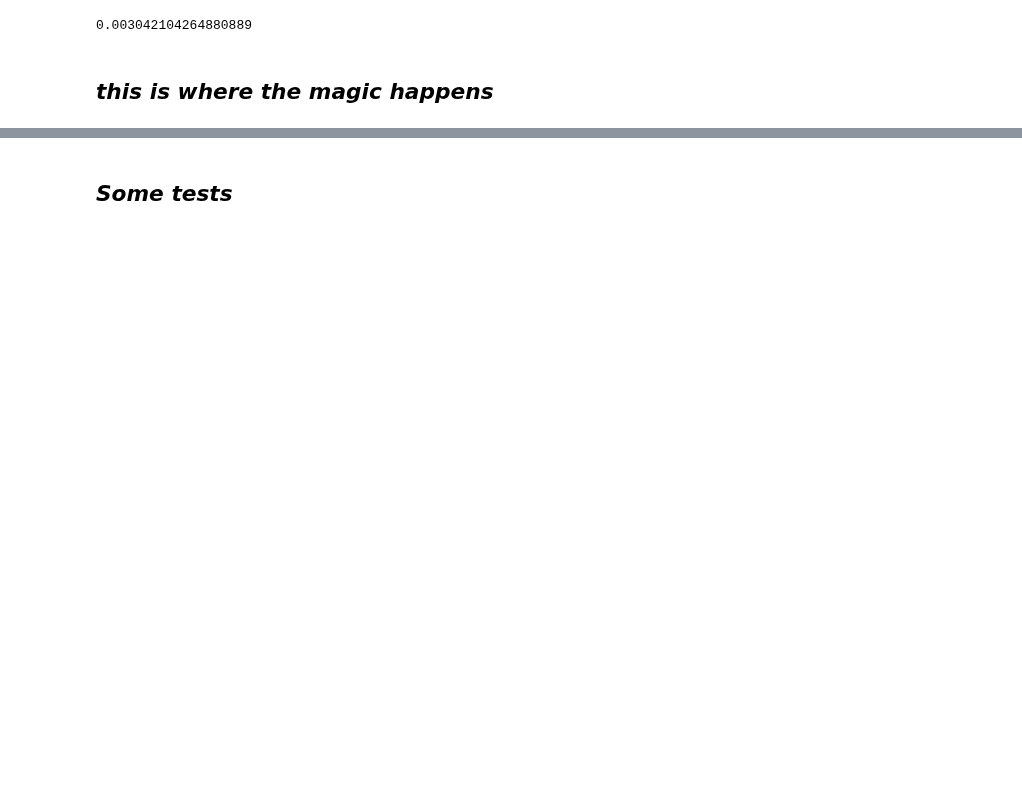
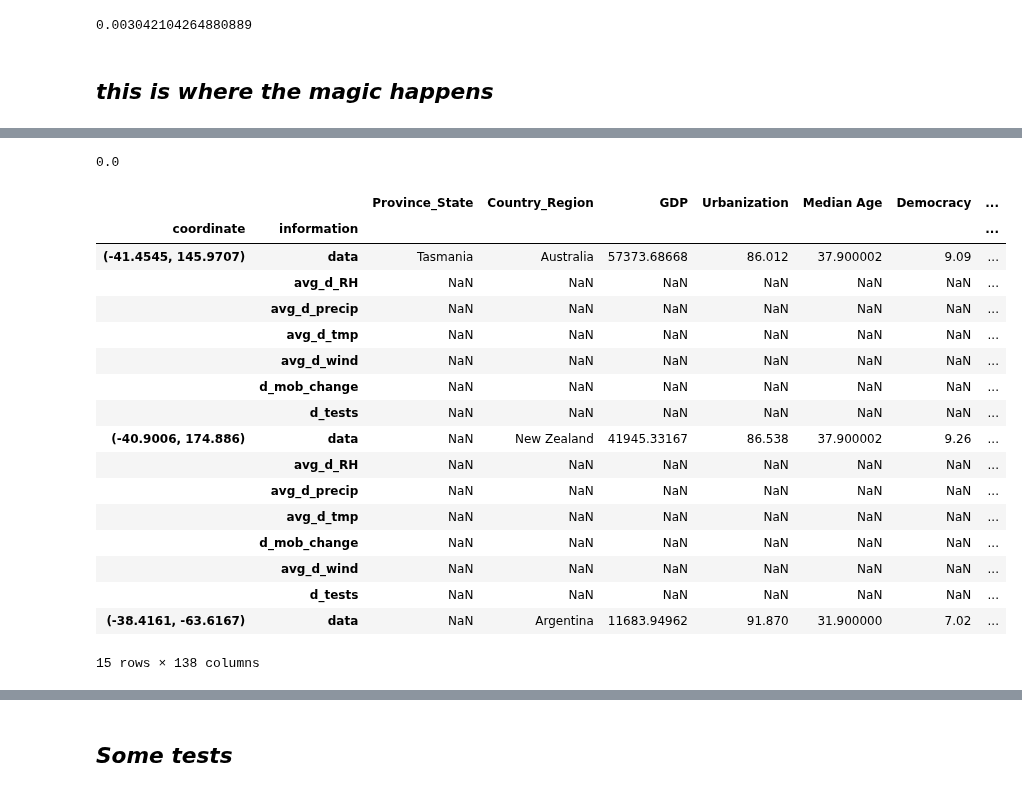
Before and after one commit to hopl1t/covid19, a Jupyter notebook: notebooks/add_gdp_urban_tests_to_pickle_1504.ipynb, the cells around one changed output, grey strips where cells are left out. Drawn from its saved outputs; the diff is of its cells as text; code cells hidden in the pictures; blank space fills up the shorter version.

```diff
--- a/notebooks/add_gdp_urban_tests_to_pickle_1504.ipynb
+++ b/notebooks/add_gdp_urban_tests_to_pickle_1504.ipynb
@@ -487,0 +651,12 @@ d_tests_us_states_df
+# %%
+
+# standardize names
+#community_mobility_reports = standardize_us_states_names(community_mobility_reports)
+community_mobility_reports.sort_values(['Country_Region', 'Province_State', 'date'], inplace = True)
+# count daily from cumulated totals
+#community_mobility_reports['MC2'] = community_mobility_reports.groupby(['Country_Region', 'Province_State'])['Mobility Change'].transform(lambda x: x.diff())
+# %%
+# set multi index
+community_mobility_reports = standardize_names(community_mobility_reports)
+community_mobility_reports = community_mobility_reports.set_index(['date', 'Country_Region'])
+'US' in set(community_mobility_reports.index.get_level_values(level=1))
@@ -510,6 +707,7 @@ import math
 PROVINCE_STATE = 'Province_State'
 COUNTRY_REGION = 'Country_Region'
 DAILY_TESTS = 'd_tests'
+MOBILITY = 'd_mob_change'
 MAX_DATE = '4/7/2020'
 
 
@@ -526,6 +724,7 @@ def add_gdp_urban(original_df, args_datasets):
     gini_countries = args_datasets['gini_countries']
     d_tests_us_states_df = args_datasets['d_tests_us_states_df']
     us_states_population = args_datasets['us_states_population']
+    community_mobility_reports = args_datasets['community_mobility_reports']
 
 
     # standardizing region names
@@ -535,6 +734,7 @@ def add_gdp_urban(original_df, args_datasets):
     median_age_per_countries_2020 = standardize_names(median_age_per_countries_2020)
     democracy_index_by_country = standardize_names(democracy_index_by_country)
     gini_countries = standardize_names(gini_countries)
+    community_mobility_reports = standardize_names(community_mobility_reports)
 
 
     # setting indices for more convenient access in lambda funtion below
@@ -597,8 +797,14 @@ def add_gdp_urban(original_df, args_datasets):
     # adding daily_tests administered field to index level 1
     result = add_index(result,DAILY_TESTS)
 
+    # adding daily_mob_change to index level 1
+    result = add_index(result, MOBILITY)
+
     # adding tests administered per data per US State
     result = add_daily_tests(result, d_tests_us_states_df)
+
+    # adding
+    result = add_daily_mobility_change(result, community_mobility_reports)
 
     # reordering columns
     new_columns = list(result.columns)
@@ -642,7 +848,8 @@ args_datasets = {
     'democracy_index_by_country': democracy_index_by_country,
     'gini_countries': gini_countries,
     'd_tests_us_states_df': d_tests_us_states_df,
-    'us_states_population': us_states_population
+    'us_states_population': us_states_population,
+    'community_mobility_reports': community_mobility_reports
 }
 new_hopkins_conf = add_gdp_urban(hopkins_conf, args_datasets)
 
@@ -681,0 +889,36 @@ new_hopkins_conf
+# %%
+state='California'
+country='US'
+date='2/15/2020'
+# community_mobility_reports.loc[(date, country), 'Province_State'] == state
+
+# community_mobility_reports[community_mobility_reports[(date, country), 'Province_State'] == state]
+# community_mobility_reports[(date, country), 'Province_State'] == state
+community_mobility_reports[community_mobility_reports['Province_State']==state]
+
+community_mobility_reports[community_mobility_reports['Province_State']==state].loc[(date,country)]['Mobility Change']
+# community_mobility_reports.index.get_level_values(level=0)
+a
+# %% [output]
+0.0
+# %%
+new_hopkins_conf.head(15)
+# %% [output]
+|  |  | Province_State | Country_Region | GDP | Urbanization | Median Age | Democracy | ... |
+| coordinate | information |  |  |  |  |  |  | ... |
+| (-41.4545, 145.9707) | data | Tasmania | Australia | 57373.68668 | 86.012 | 37.900002 | 9.09 | ... |
+|  | avg_d_RH | NaN | NaN | NaN | NaN | NaN | NaN | ... |
+|  | avg_d_precip | NaN | NaN | NaN | NaN | NaN | NaN | ... |
+|  | avg_d_tmp | NaN | NaN | NaN | NaN | NaN | NaN | ... |
+|  | avg_d_wind | NaN | NaN | NaN | NaN | NaN | NaN | ... |
+|  | d_mob_change | NaN | NaN | NaN | NaN | NaN | NaN | ... |
+|  | d_tests | NaN | NaN | NaN | NaN | NaN | NaN | ... |
+| (-40.9006, 174.886) | data | NaN | New Zealand | 41945.33167 | 86.538 | 37.900002 | 9.26 | ... |
+|  | avg_d_RH | NaN | NaN | NaN | NaN | NaN | NaN | ... |
+|  | avg_d_precip | NaN | NaN | NaN | NaN | NaN | NaN | ... |
+|  | avg_d_tmp | NaN | NaN | NaN | NaN | NaN | NaN | ... |
+|  | d_mob_change | NaN | NaN | NaN | NaN | NaN | NaN | ... |
+|  | avg_d_wind | NaN | NaN | NaN | NaN | NaN | NaN | ... |
+|  | d_tests | NaN | NaN | NaN | NaN | NaN | NaN | ... |
+| (-38.4161, -63.6167) | data | NaN | Argentina | 11683.94962 | 91.870 | 31.900000 | 7.02 | ... |
+15 rows × 138 columns
```
Also changed, not shown: parts of 21 cells of this notebook, 3 other files.
